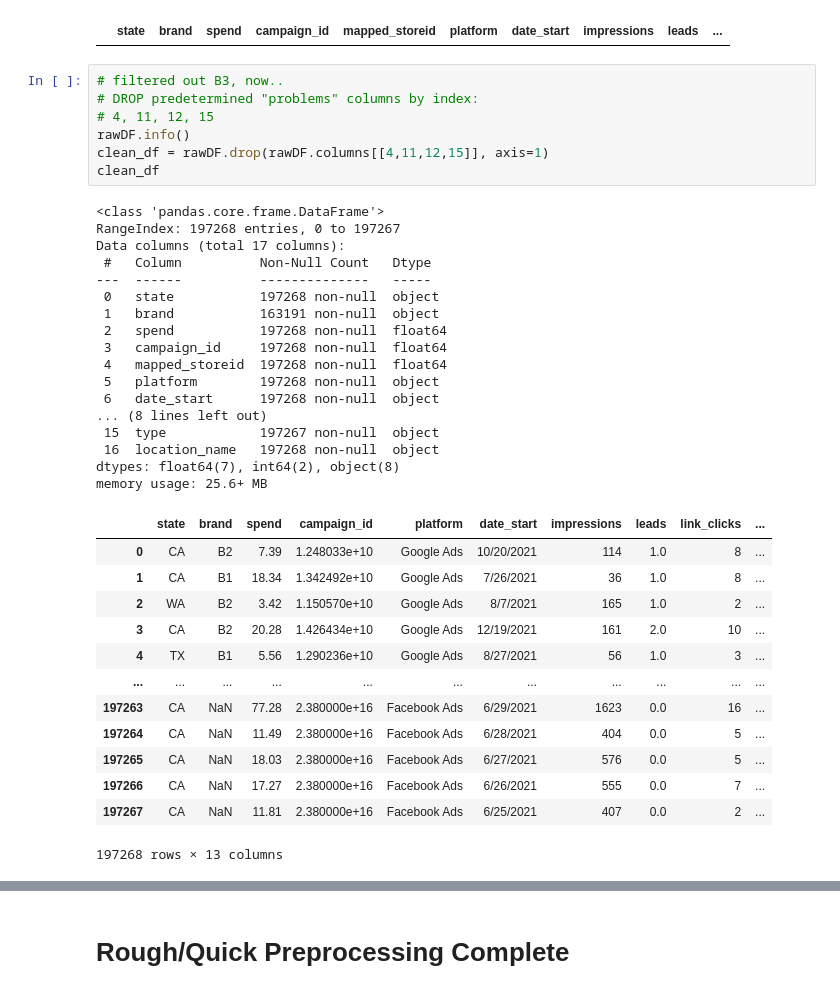
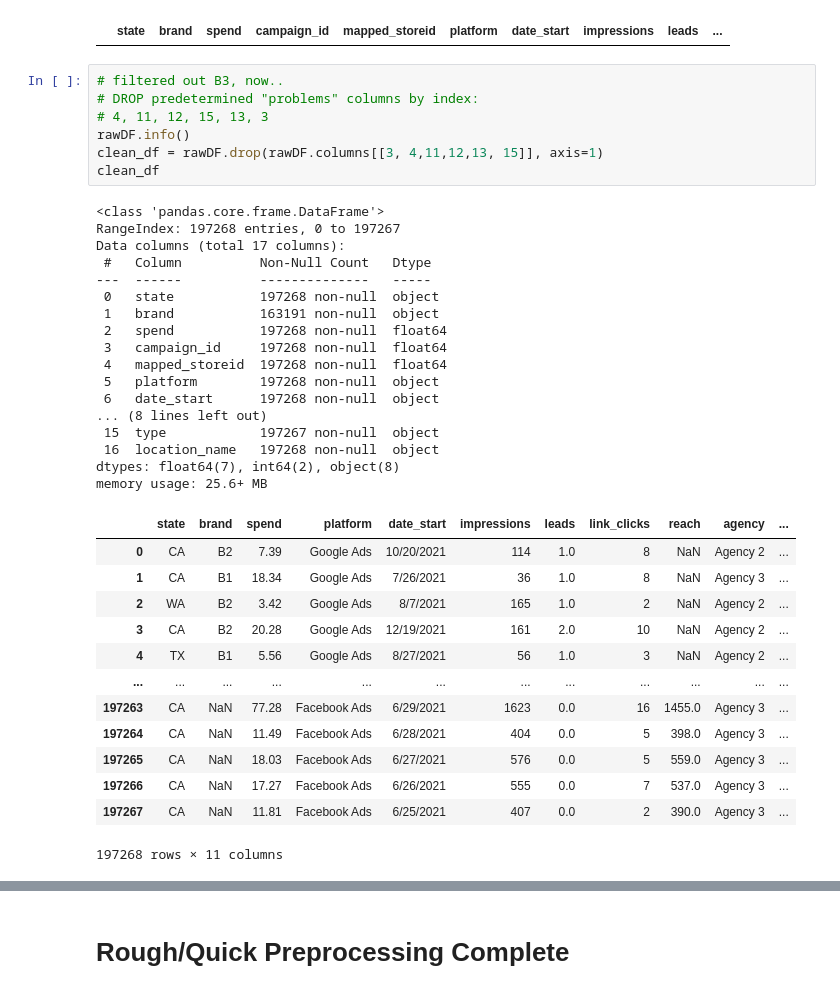
Before and after one commit to marielakinn/Social_media, a Jupyter notebook: nnML_StandIn.ipynb, the cells around one changed output, grey strips where cells are left out. Cells and saved outputs as stored; diff of their text form.

Commit message:
fixed states

```diff
--- a/nnML_StandIn.ipynb
+++ b/nnML_StandIn.ipynb
@@ -98,41 +98,41 @@ rawDF.loc[rawDF['brand']== 'B3']
 # %%
 # filtered out B3, now..
 # DROP predetermined "problems" columns by index:
-# 4, 11, 12, 15
+# 4, 11, 12, 15, 13, 3
 rawDF.info()
-clean_df = rawDF.drop(rawDF.columns[[4,11,12,15]], axis=1)
+clean_df = rawDF.drop(rawDF.columns[[3, 4,11,12,13, 15]], axis=1)
 clean_df
 # %% [output]
 <class 'pandas.core.frame.DataFrame'>
 RangeIndex: 197268 entries, 0 to 197267
 Data columns (total 17 columns):
  #   Column          Non-Null Count   Dtype
 ---  ------          --------------   -----
  0   state           197268 non-null  object
  1   brand           163191 non-null  object
  2   spend           197268 non-null  float64
  3   campaign_id     197268 non-null  float64
  4   mapped_storeid  197268 non-null  float64
  5   platform        197268 non-null  object
  6   date_start      197268 non-null  object
 ... (8 lines left out)
  15  type            197267 non-null  object
  16  location_name   197268 non-null  object
 dtypes: float64(7), int64(2), object(8)
 memory usage: 25.6+ MB
-|  | state | brand | spend | campaign_id | platform | date_start | impressions | leads | link_clicks | ... |
-| 0 | CA | B2 | 7.39 | 1.248033e+10 | Google Ads | 10/20/2021 | 114 | 1.0 | 8 | ... |
-| 1 | CA | B1 | 18.34 | 1.342492e+10 | Google Ads | 7/26/2021 | 36 | 1.0 | 8 | ... |
-| 2 | WA | B2 | 3.42 | 1.150570e+10 | Google Ads | 8/7/2021 | 165 | 1.0 | 2 | ... |
-| 3 | CA | B2 | 20.28 | 1.426434e+10 | Google Ads | 12/19/2021 | 161 | 2.0 | 10 | ... |
-| 4 | TX | B1 | 5.56 | 1.290236e+10 | Google Ads | 8/27/2021 | 56 | 1.0 | 3 | ... |
-| ... | ... | ... | ... | ... | ... | ... | ... | ... | ... | ... |
-| 197263 | CA | NaN | 77.28 | 2.380000e+16 | Facebook Ads | 6/29/2021 | 1623 | 0.0 | 16 | ... |
-| 197264 | CA | NaN | 11.49 | 2.380000e+16 | Facebook Ads | 6/28/2021 | 404 | 0.0 | 5 | ... |
-| 197265 | CA | NaN | 18.03 | 2.380000e+16 | Facebook Ads | 6/27/2021 | 576 | 0.0 | 5 | ... |
-| 197266 | CA | NaN | 17.27 | 2.380000e+16 | Facebook Ads | 6/26/2021 | 555 | 0.0 | 7 | ... |
-| 197267 | CA | NaN | 11.81 | 2.380000e+16 | Facebook Ads | 6/25/2021 | 407 | 0.0 | 2 | ... |
+|  | state | brand | spend | platform | date_start | impressions | leads | link_clicks | reach | agency | ... |
+| 0 | CA | B2 | 7.39 | Google Ads | 10/20/2021 | 114 | 1.0 | 8 | NaN | Agency 2 | ... |
+| 1 | CA | B1 | 18.34 | Google Ads | 7/26/2021 | 36 | 1.0 | 8 | NaN | Agency 3 | ... |
+| 2 | WA | B2 | 3.42 | Google Ads | 8/7/2021 | 165 | 1.0 | 2 | NaN | Agency 2 | ... |
+| 3 | CA | B2 | 20.28 | Google Ads | 12/19/2021 | 161 | 2.0 | 10 | NaN | Agency 2 | ... |
+| 4 | TX | B1 | 5.56 | Google Ads | 8/27/2021 | 56 | 1.0 | 3 | NaN | Agency 2 | ... |
+| ... | ... | ... | ... | ... | ... | ... | ... | ... | ... | ... | ... |
+| 197263 | CA | NaN | 77.28 | Facebook Ads | 6/29/2021 | 1623 | 0.0 | 16 | 1455.0 | Agency 3 | ... |
+| 197264 | CA | NaN | 11.49 | Facebook Ads | 6/28/2021 | 404 | 0.0 | 5 | 398.0 | Agency 3 | ... |
+| 197265 | CA | NaN | 18.03 | Facebook Ads | 6/27/2021 | 576 | 0.0 | 5 | 559.0 | Agency 3 | ... |
+| 197266 | CA | NaN | 17.27 | Facebook Ads | 6/26/2021 | 555 | 0.0 | 7 | 537.0 | Agency 3 | ... |
+| 197267 | CA | NaN | 11.81 | Facebook Ads | 6/25/2021 | 407 | 0.0 | 2 | 390.0 | Agency 3 | ... |
-197268 rows × 13 columns
+197268 rows × 11 columns
 # %%
 # check clean df
 clean_df.info()
```
Also changed, not shown: parts of 15 cells of this notebook.
